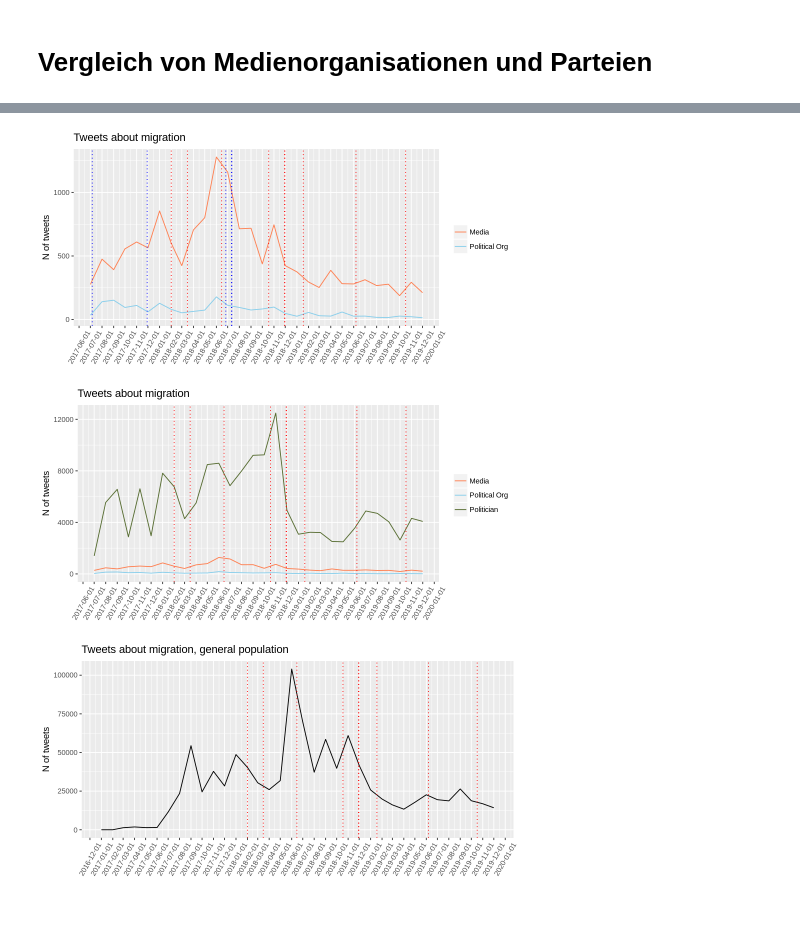
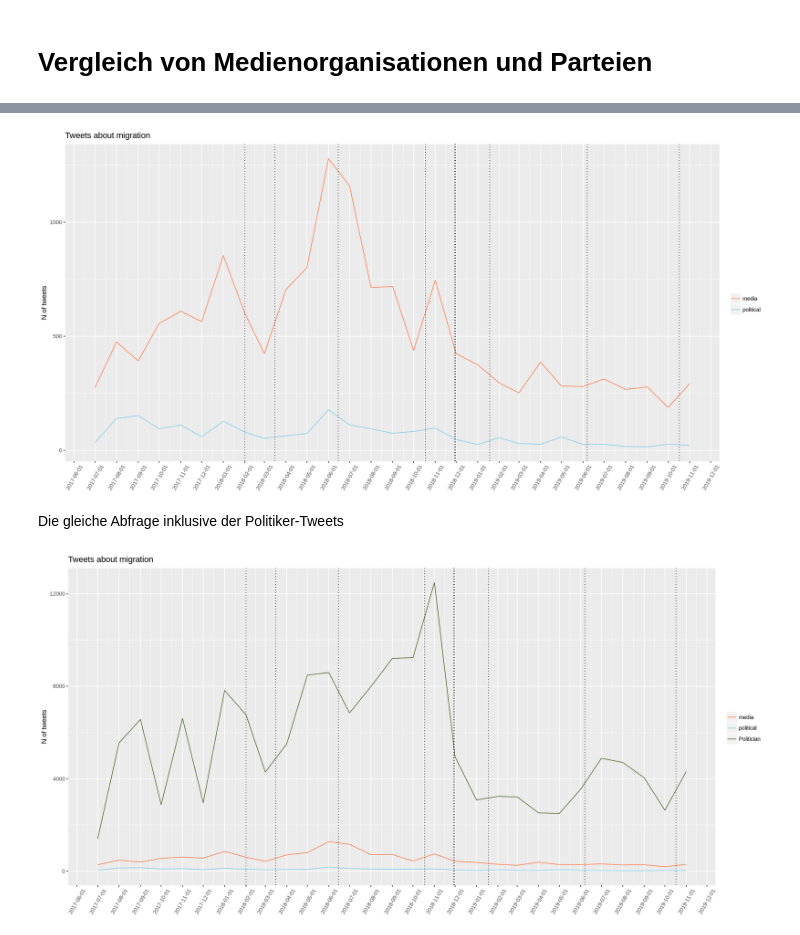
Before and after one commit to gesiscss/gesis_dataday_20, a Jupyter notebook: smm/migration.ipynb, the cells around one changed output, grey strips where cells are left out. Saved outputs shown, nothing was run; the diff lists cells and outputs as text; code cells hidden in the pictures; blank space fills up the shorter version.

```diff
--- a/smm/migration.ipynb
+++ b/smm/migration.ipynb
@@ -149,0 +115,3 @@ all_with_pol <- rbind(all, tweets_pol)
+# %%
+# Zusammensetzen
+all <- rbind(tweets_media, tweets_political)
@@ -155,26 +141,18 @@ badenw <- as.data.frame(fromJSON(content(GET(paste("https://www.abgeordnetenwatc
 # %%
 migration_keywords <- as.list(strsplit(migration, '\\|')[[1]])
 
-retrieve_bills <- function(votes, regex) {
-    bills <- data.frame()
-    bills <- votes[ which(grepl(pattern = regex, bundestag$summary)),]
-    return(bills)
-    }
 
 retrieve_dates <- function(votes, migration_keywords) {
     dates = list()
     for (word in migration_keywords) {
         migration_df <- votes[ which(grepl(word, votes$meta.topics, fixed=TRUE) | grepl(word, votes$title, fixed=TRUE) | grepl(word, votes$summary, fixed=TRUE)), ]
-
-        #FILTERING WITH A REGEX:
-
         for (date in migration_df$date)
             dates[[ (length(dates) + 1) ]] <-date
         }
-    return(unique(dates))
+    return(dates)
     }
 
-#retrieving the dates of bills with certain topic
+# Abruf der Daten der Abstimmungen mit Thema Migration
 dates_bundestag <- retrieve_dates(bundestag, migration_keywords)
 dates_bavaria <- retrieve_dates(bavaria, migration_keywords)
 dates_badenw <- retrieve_dates(badenw, migration_keywords)
@@ -192,53 +159,45 @@ A data.frame: 4 × 42
 # %%
-# plotting tweets about migration
-lp_0 <- ggplot(data=all, aes(x=as.Date(labels), y=values)) + stat_summary(fun.y = sum, geom="line", aes(colour = Type)) +
+# Tweets zu Migration
 
-    #geom_point(aes(colour = factor(party))) +
+lp_0 <- ggplot(data=all, aes(x=as.Date(labels), y=values)) + stat_summary(fun.y = sum, geom="line", aes(colour = type)) +
+
+
     theme(axis.text.x = element_text( angle = 60, hjust = 0.5, vjust = 0.5),
-        axis.title.x = element_blank(), legend.title = element_blank()) +
+    axis.title.x = element_blank(), legend.title = element_blank()) +
     labs(title = "Tweets about migration", y = "N of tweets") +
     scale_color_manual(values=c("coral", "skyblue")) +
     scale_x_date(date_breaks = "1 month")
 
 for (date in unique(dates_bundestag))
-    lp_0 <- lp_0 + geom_vline(xintercept = as.Date(date), linetype="dotted",color = "red")
+    lp_0 <- lp_0 + geom_vline(xintercept = as.Date(date), linetype="dotted",color = "black")
     #lp_0 <- lp_0 + geom_vline(aes(xintercept = as.Date(date), linetype = "dotted"), colour= 'red')
-for (date in unique(dates_bavaria))
-    lp_0 <- lp_0 + geom_vline(xintercept = as.Date(date), linetype="dotted", color = "blue")
-for (date in unique(dates_badenw))
-    lp_0 <- lp_0 + geom_vline(xintercept = as.Date(date), linetype="dotted", color = "black")
+#for (date in unique(dates_bavaria))
+#    lp_0 <- lp_0 + geom_vline(xintercept = as.Date(date), linetype="dotted", color = "blue")
+#for (date in unique(dates_badenw))
+#    lp_0 <- lp_0 + geom_vline(xintercept = as.Date(date), linetype="dotted", color = "green")
 lp_0
 # %% [output]
-[figure, old version]
+[figure, new version]
+# %% [markdown]
+Die gleiche Abfrage inklusive der Politiker-Tweets
+# %%
+tweets_pol = as.data.frame(fromJSON(content(GET(url_tweets_pol, query=params), "text", encoding="UTF-8"), flatten = TRUE))
+tweets_gen = as.data.frame(fromJSON(content(GET(url_tweets_gen, query=params), "text", encoding="UTF-8"), flatten = TRUE))
+tweets_pol[['type']] <- "Politician"
+all_with_pol <- rbind(all, tweets_pol)
 # %%
 # plotting tweets about migration
-lp <- ggplot(data=all_with_pol, aes(x=as.Date(labels), y=values)) + stat_summary(fun.y = sum, geom="line", aes(colour = Type)) +
+lp <- ggplot(data=all_with_pol, aes(x=as.Date(labels), y=values)) + stat_summary(fun.y = sum, geom="line", aes(colour = type)) +
 
     #geom_point(aes(colour = factor(party))) +
     theme(axis.text.x = element_text( angle = 60, hjust = 0.5, vjust = 0.5),
         axis.title.x = element_blank(), legend.title = element_blank()) +
     labs(title = "Tweets about migration", y = "N of tweets") +
     scale_color_manual(values=c("coral", "skyblue", "darkolivegreen")) +
     scale_x_date(date_breaks = "1 month")
 
 for (date in unique(dates_bundestag))
-    lp <- lp + geom_vline(xintercept = as.Date(date), linetype="dotted", color = "red")
+    lp <- lp + geom_vline(xintercept = as.Date(date), linetype="dotted", color = "black")
 lp
 # %% [output]
-[figure, old version]
+[figure, new version]
-# %%
-# plotting tweets about migration
-lp <- ggplot(data=tweets_gen, aes(x=as.Date(labels), y=values)) + stat_summary(fun.y = sum, geom="line") +
-
-    #geom_point(aes(colour = factor(party))) +
-    theme(axis.text.x = element_text( angle = 60, hjust = 0.5, vjust = 0.5),
-        axis.title.x = element_blank(), legend.title = element_blank()) +
-    labs(title = "Tweets about migration, general population", y = "N of tweets") +
-
-    scale_x_date(date_breaks = "1 month")
-
-for (date in unique(dates_bundestag))
-    lp <- lp + geom_vline(xintercept = as.Date(date), linetype="dotted", color = "red")
-lp
-# %% [output]
-[figure, removed]
```
Also changed, not shown: parts of 18 cells of this notebook, 4 other files.
